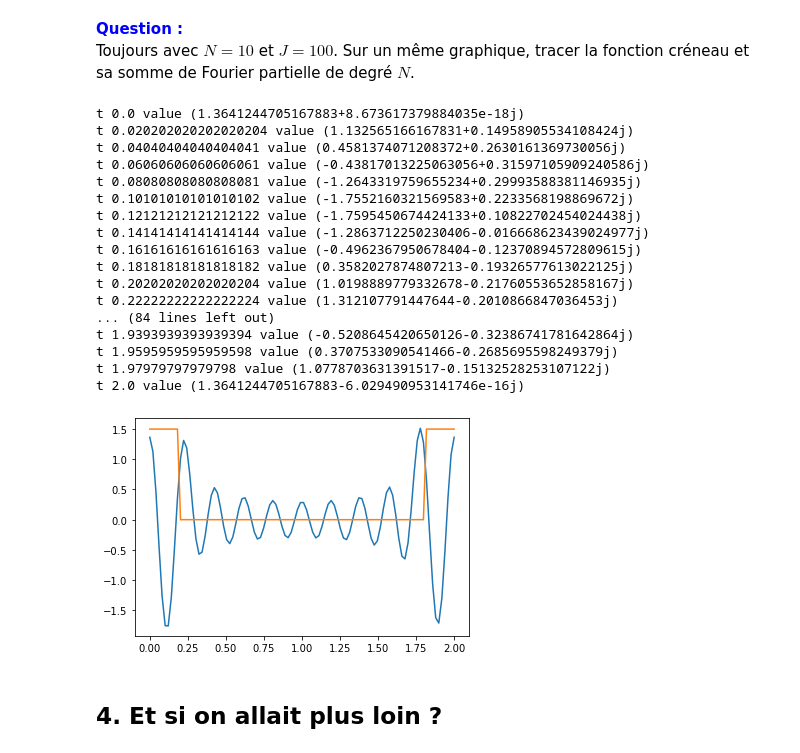
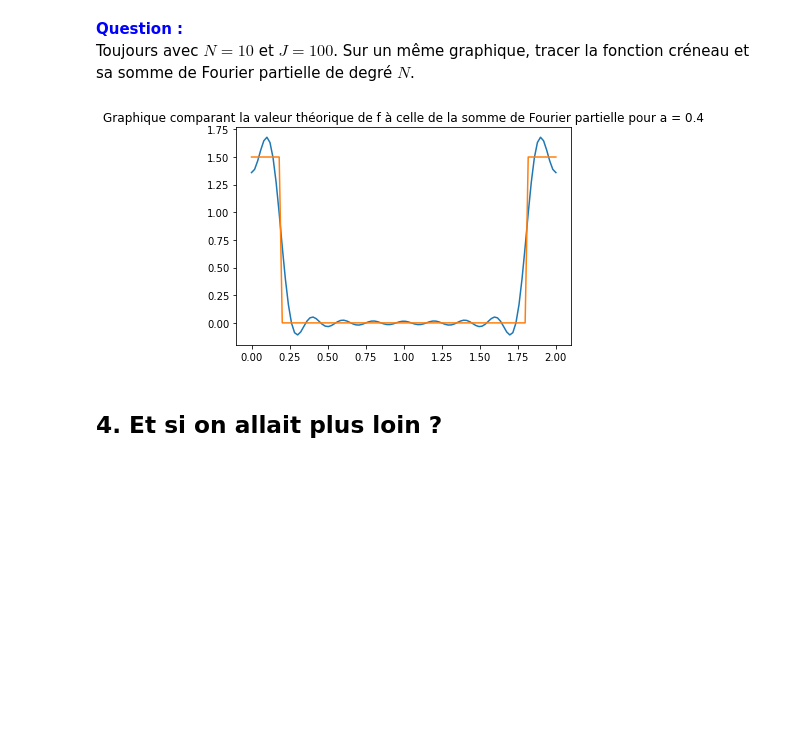
Before and after one commit to Wiziard38/TP-JUPYTER-LATEX, a Jupyter notebook: TPFourier2021.ipynb, the cells around one changed output. Drawn from its saved outputs; the diff is of its cells as text; code cells hidden in the pictures; blank space fills up the shorter version.

Commit message:
debut partie 4

```diff
--- a/TPFourier2021.ipynb
+++ b/TPFourier2021.ipynb
@@ -657,40 +657,25 @@ Toujours avec $N=10$ et $J=100$. Sur un même graphique, tracer la fonction cré
 # %%
 ## votre code ici
 
-def draw_points(N: int, J: int, T: int, t: int):
-    x_points = np.linspace(0, T, J)
-    value = 0
+def draw_points(A: int, a: int, N: int, T: int, t: int):
+    sum = 0
     for n in range(-N, N+1):
-        cn = discreteFourier(T, [creneau(x, 0.4, T, 1.5) for x in x_points], N)[n]
-        value += cn*(cos(2*pi*n*t/T) + 1j*sin(2*pi*n*t/T))
-    print("t", t,"value", value)
-    return value
+        if n == 0:
+            cn = A*a/T
+        else:
+            cn = A/n/pi * sin(a*n*pi/T)
+        sum += cn*(cos(2*pi*n*t/T) + 1j*sin(2*pi*n*t/T))
+    return sum.real
 
 x_points = np.linspace(0, 2, 100)
-points = [draw_points(10, 100, 2, t) for t in x_points]
+points = [draw_points(1.5, 0.4, 10, 2, t) for t in x_points]
 points2 = [creneau(t, 0.4, 2, 1.5) for t in x_points]
 plt.plot(np.linspace(0, 2, 100), points)
 plt.plot(np.linspace(0, 2, 100), points2)
+plt.title('Graphique comparant la valeur théorique de f à celle de la somme de Fourier partielle pour a = 0.4')
 plt.show()
 # %% [output]
-t 0.0 value (1.3641244705167883+8.673617379884035e-18j)
-t 0.020202020202020204 value (1.132565166167831+0.14958905534108424j)
-t 0.04040404040404041 value (0.4581374071208372+0.2630161369730056j)
-t 0.06060606060606061 value (-0.43817013225063056+0.31597105909240586j)
-t 0.08080808080808081 value (-1.2643319759655234+0.29993588381146935j)
-t 0.10101010101010102 value (-1.7552160321569583+0.2233568198869672j)
-t 0.12121212121212122 value (-1.7595450674424133+0.10822702454024438j)
-t 0.14141414141414144 value (-1.2863712250230406-0.016668623439024977j)
-t 0.16161616161616163 value (-0.4962367950678404-0.12370894572809615j)
-t 0.18181818181818182 value (0.3582027874807213-0.19326577613022125j)
-t 0.20202020202020204 value (1.0198889779332678-0.21760553652858167j)
-t 0.22222222222222224 value (1.312107791447644-0.2010866847036453j)
-... (84 lines left out)
-t 1.9393939393939394 value (-0.5208645420650126-0.32386741781642864j)
-t 1.9595959595959598 value (0.3707533090541466-0.2685695598249379j)
-t 1.97979797979798 value (1.0778703631391517-0.15132528253107122j)
-t 2.0 value (1.3641244705167883-6.029490953141746e-16j)
-[figure, old version]
+[figure, new version]
 # %% [markdown]
 ## 4. Et si on allait plus loin ?
 # %% [markdown]
```
Also changed, not shown: parts of 2 cells of this notebook.
